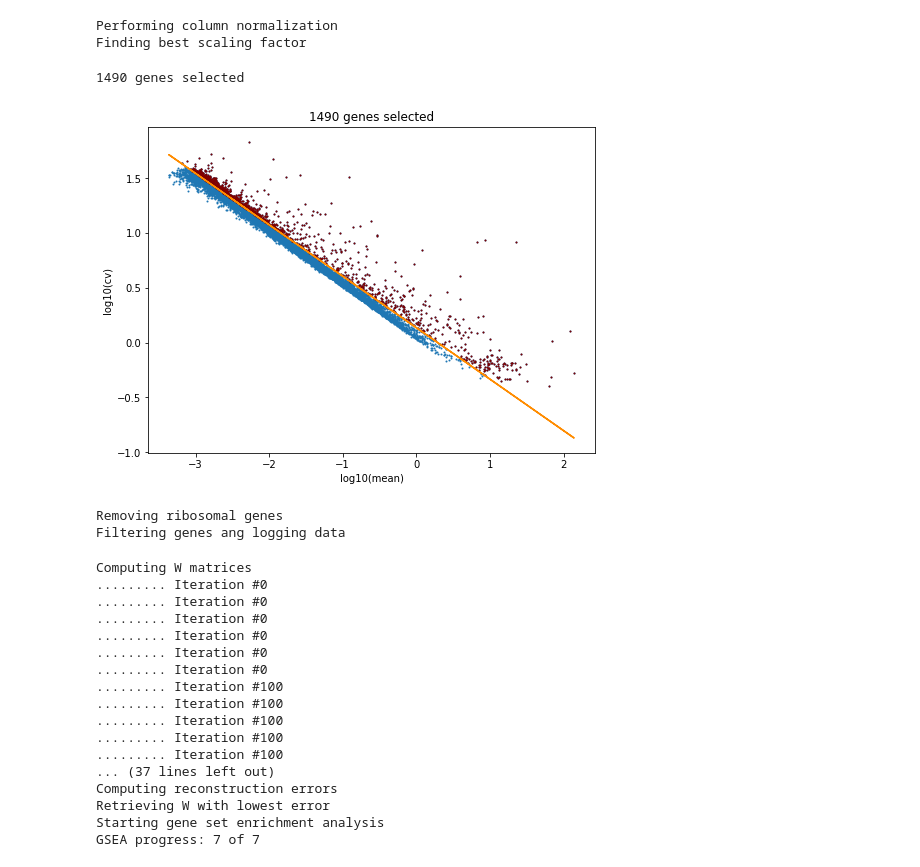
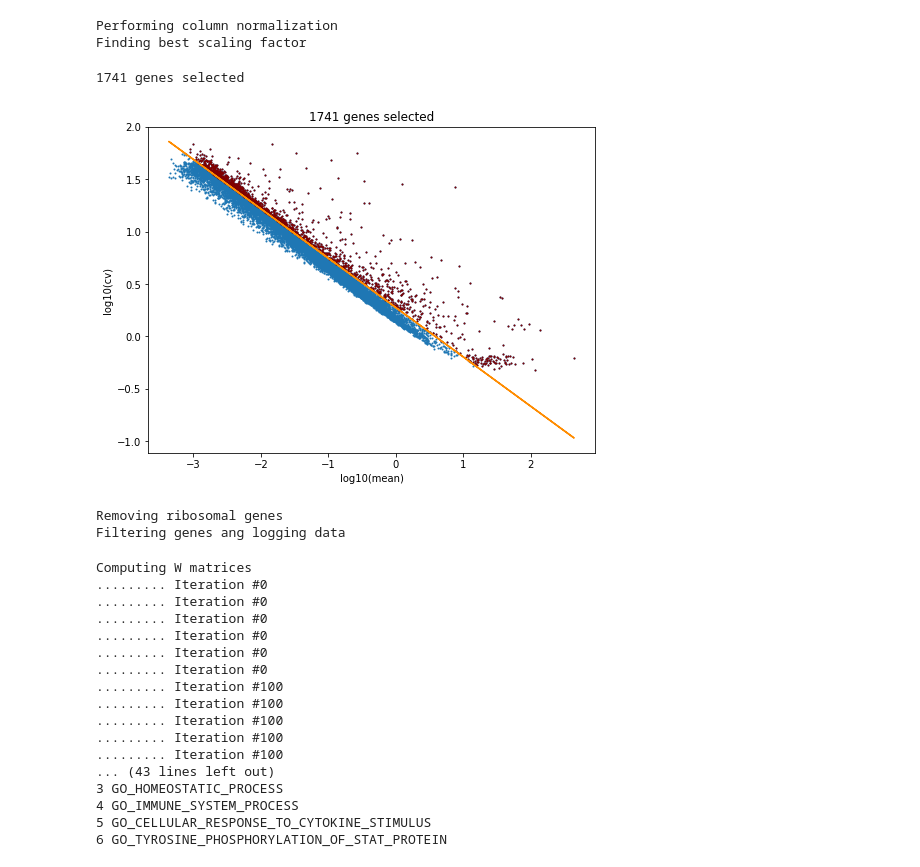
Before and after one commit to thomsonlab/popalign, a Jupyter notebook: examples/popalign.ipynb, the cells around one changed output. Saved outputs shown, nothing was run; the diff lists cells and outputs as text; code cells hidden in the pictures.

```diff
--- a/examples/popalign.ipynb
+++ b/examples/popalign.ipynb
@@ -9,7 +9,8 @@ PA.__file__
 '../popalign/popalign.py'
 # %%
 # Load data (example)
-LOAD = 'samples'
+importlib.reload(PA)
+LOAD = 'screen'
 
 # Load samples from distinct matrix files
 if LOAD == 'samples':
@@ -27,15 +28,21 @@ if LOAD == 'samples':
 
 # Load samples from one matrix file with metadata (must include cell_barcode, sample_id columns)
 elif LOAD == 'screen':
-    mymatrix = '../data/screen/drug_screen/pbmcmult4cd3minus.mtx'
-    mybarcodes = '../data/screen/drug_screen/barcodes.tsv'
-    mygenes = '../data/screen/drug_screen/features.tsv'
-    mymetadata = '../data/screen/drug_screen/meta.csv'
+    #mymatrix = '../data/screen/drug_screen/pbmcmult4cd3minus.mtx'
+    #mybarcodes = '../data/screen/drug_screen/barcodes.tsv'
+    #mygenes = '../data/screen/drug_screen/features.tsv'
+    #mymetadata = '../data/screen/drug_screen/meta.csv'
+    mymatrix = '../data/screen/PBMC-MULT-6/PBMC-MULT-6.mtx'
+    mybarcodes = '../data/screen/PBMC-MULT-6/barcodes.tsv'
+    mygenes = '../data/screen/PBMC-MULT-6/genes.tsv'
+    mymetadata = '../data/screen/PBMC-MULT-6/updated_meta.csv'
     pop = PA.load_screen(matrix=mymatrix,
                          barcodes=mybarcodes,
                          metafile=mymetadata,
                          genes=mygenes,
-                         outputfolder='output_screen')
+                         outputfolder='output_screen',
+                         col='CD3',
+                         value=1)
 # %%
 # Perform column normalization
 # Find best normalization factor
@@ -45,10 +52,10 @@ Performing column normalization
 Finding best scaling factor
 # %%
 # Plot genes (log cv ~ log cv) and filtering line --use multiple times to find best offset (usually between .7 and 1.5)
-PA.plot_gene_filter(pop, offset=1.1)
+PA.plot_gene_filter(pop, offset=1.15)
 # %% [output]
-1490 genes selected
+1741 genes selected
-[figure, old version]
+[figure, new version]
 # %%
 # Gene filter the data with the last offset value used in the previous step
 PA.filter(pop, remove_ribsomal=True)
@@ -76,11 +83,11 @@ Computing W matrices
 ......... Iteration #100
 ......... Iteration #100
 ......... Iteration #100
-... (37 lines left out)
-Computing reconstruction errors
-Retrieving W with lowest error
-Starting gene set enrichment analysis
-GSEA progress: 7 of 7
+... (43 lines left out)
+3 GO_HOMEOSTATIC_PROCESS
+4 GO_IMMUNE_SYSTEM_PROCESS
+5 GO_CELLULAR_RESPONSE_TO_CYTOKINE_STIMULUS
+6 GO_TYROSINE_PHOSPHORYLATION_OF_STAT_PROTEIN
 # %%
 # Build a Gaussian Mixture model for each sample
 # Type the models subpopulations
```
Also changed, not shown: parts of 6 cells of this notebook, 1 other file.
